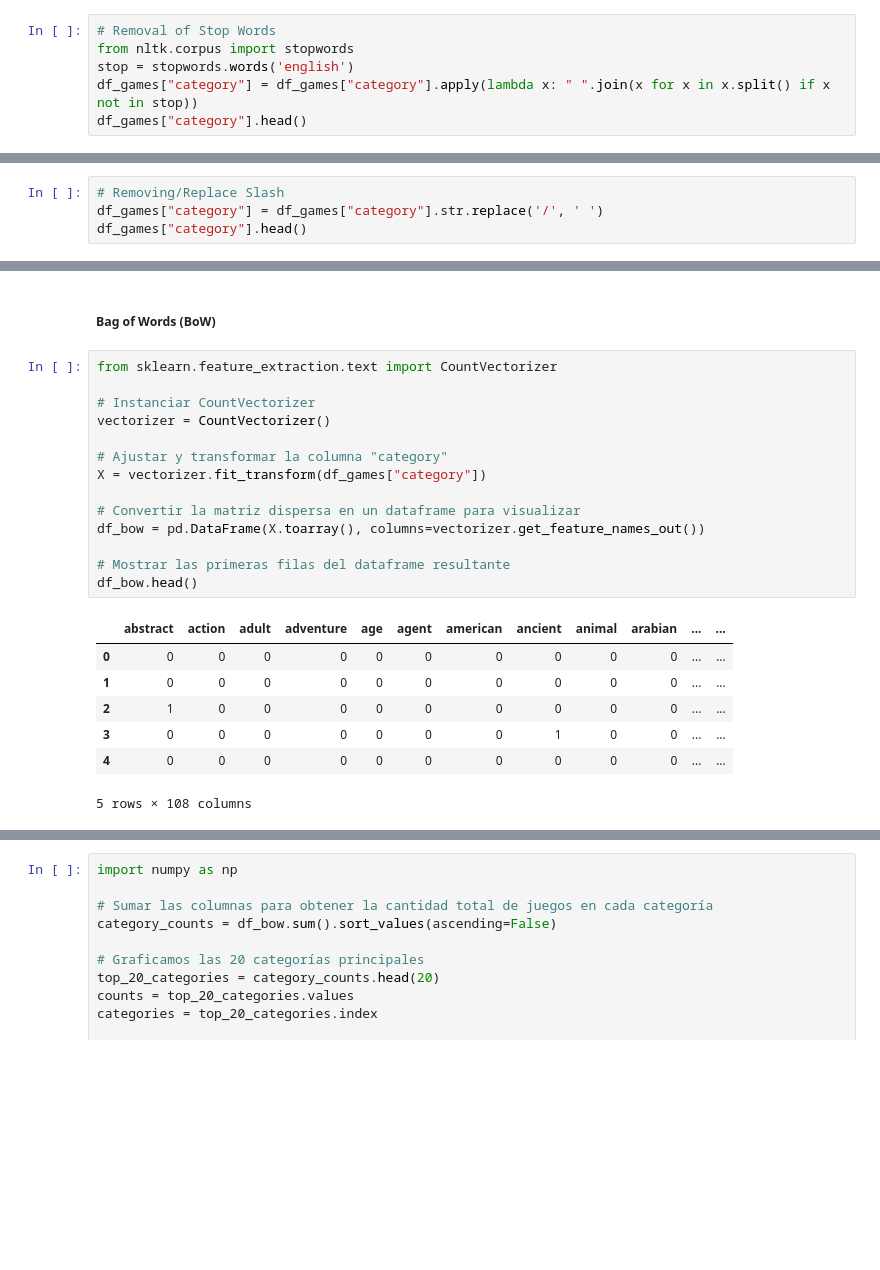
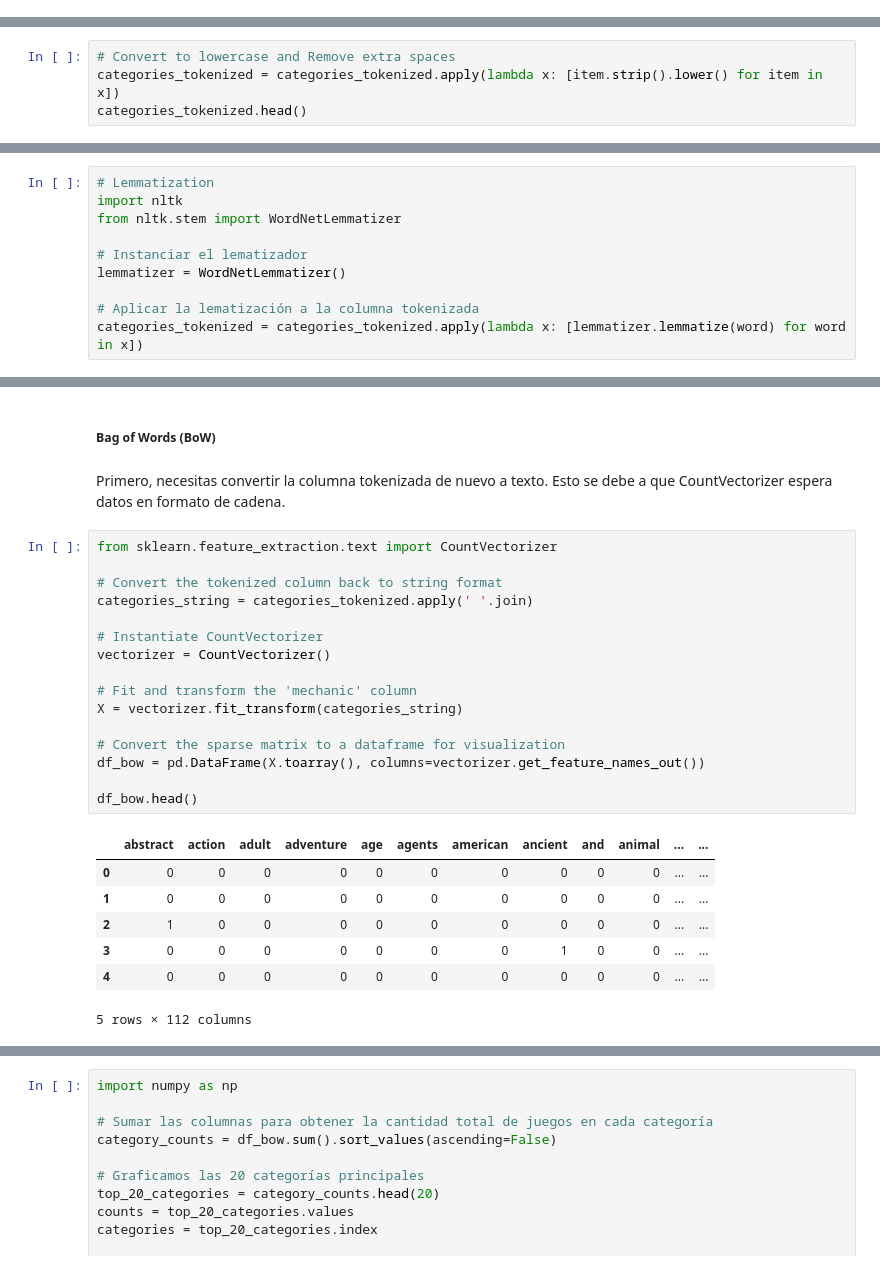
Before and after one commit to FJGM2023015/CA1_DVis_HDip_Lvl8-, a Jupyter notebook: Francisco_Gorigoitia_DVisHDip_CA1.ipynb, the cells around one changed output, grey strips where cells are left out. Drawn from its saved outputs; the diff is of its cells as text; blank space fills up the shorter version.

```diff
--- a/Francisco_Gorigoitia_DVisHDip_CA1.ipynb
+++ b/Francisco_Gorigoitia_DVisHDip_CA1.ipynb
@@ -317,6 +294,0 @@ Name: category, dtype: object
-# %%
-# Removal of Stop Words
-from nltk.corpus import stopwords
-stop = stopwords.words('english')
-df_games["category"] = df_games["category"].apply(lambda x: " ".join(x for x in x.split() if x not in stop))
-df_games["category"].head()
@@ -352,4 +294,0 @@ dtype: int64
-# %%
-# Removing/Replace Slash
-df_games["category"] = df_games["category"].str.replace('/', ' ')
-df_games["category"].head()
@@ -489,0 +306,4 @@ df_games[['category','stopwords']].head()
+# %%
+# Convert to lowercase and Remove extra spaces
+categories_tokenized = categories_tokenized.apply(lambda x: [item.strip().lower() for item in x])
+categories_tokenized.head()
@@ -490,3 +317,13 @@ df_games[['category','stopwords']].head()
+# %%
+# Lemmatization
+import nltk
+from nltk.stem import WordNetLemmatizer
+
+# Instanciar el lematizador
+lemmatizer = WordNetLemmatizer()
+
+# Aplicar la lematización a la columna tokenizada
+categories_tokenized = categories_tokenized.apply(lambda x: [lemmatizer.lemmatize(word) for word in x])
 # %% [markdown]
 #### Advance Text Processing ("category") column
 # %% [markdown]
@@ -519,27 +356,31 @@ Dado que las categorías suelen ser términos discretos y no frases largas, el u
 Para tu dataset y específicamente para la columna "category", One-Hot Encoding o BoW serían las opciones más adecuadas, ya que proporcionan una representación simple y eficaz de las categorías. Si decides dar más importancia a las categorías menos comunes, entonces TF-IDF podría ser una buena elección. Sin embargo, dado que cada juego puede pertenecer a múltiples categorías, el enfoque de BoW sería el más intuitivo para comenzar.
 # %% [markdown]
 ##### Bag of Words (BoW)
+# %% [markdown]
+Primero, necesitas convertir la columna tokenizada de nuevo a texto. Esto se debe a que CountVectorizer espera datos en formato de cadena.
 # %%
 from sklearn.feature_extraction.text import CountVectorizer
 
-# Instanciar CountVectorizer
+# Convert the tokenized column back to string format
+categories_string = categories_tokenized.apply(' '.join)
+
+# Instantiate CountVectorizer
 vectorizer = CountVectorizer()
 
-# Ajustar y transformar la columna "category"
-X = vectorizer.fit_transform(df_games["category"])
+# Fit and transform the 'mechanic' column
+X = vectorizer.fit_transform(categories_string)
 
-# Convertir la matriz dispersa en un dataframe para visualizar
+# Convert the sparse matrix to a dataframe for visualization
 df_bow = pd.DataFrame(X.toarray(), columns=vectorizer.get_feature_names_out())
 
-# Mostrar las primeras filas del dataframe resultante
 df_bow.head()
 # %% [output]
-|  | abstract | action | adult | adventure | age | agent | american | ancient | animal | arabian | ... | ... |
+|  | abstract | action | adult | adventure | age | agents | american | ancient | and | animal | ... | ... |
 | 0 | 0 | 0 | 0 | 0 | 0 | 0 | 0 | 0 | 0 | 0 | ... | ... |
 | 1 | 0 | 0 | 0 | 0 | 0 | 0 | 0 | 0 | 0 | 0 | ... | ... |
 | 2 | 1 | 0 | 0 | 0 | 0 | 0 | 0 | 0 | 0 | 0 | ... | ... |
 | 3 | 0 | 0 | 0 | 0 | 0 | 0 | 0 | 1 | 0 | 0 | ... | ... |
 | 4 | 0 | 0 | 0 | 0 | 0 | 0 | 0 | 0 | 0 | 0 | ... | ... |
-5 rows × 108 columns
+5 rows × 112 columns
 # %%
 # Sumar las columnas del dataframe
```
Also changed, not shown: parts of 66 cells of this notebook.
